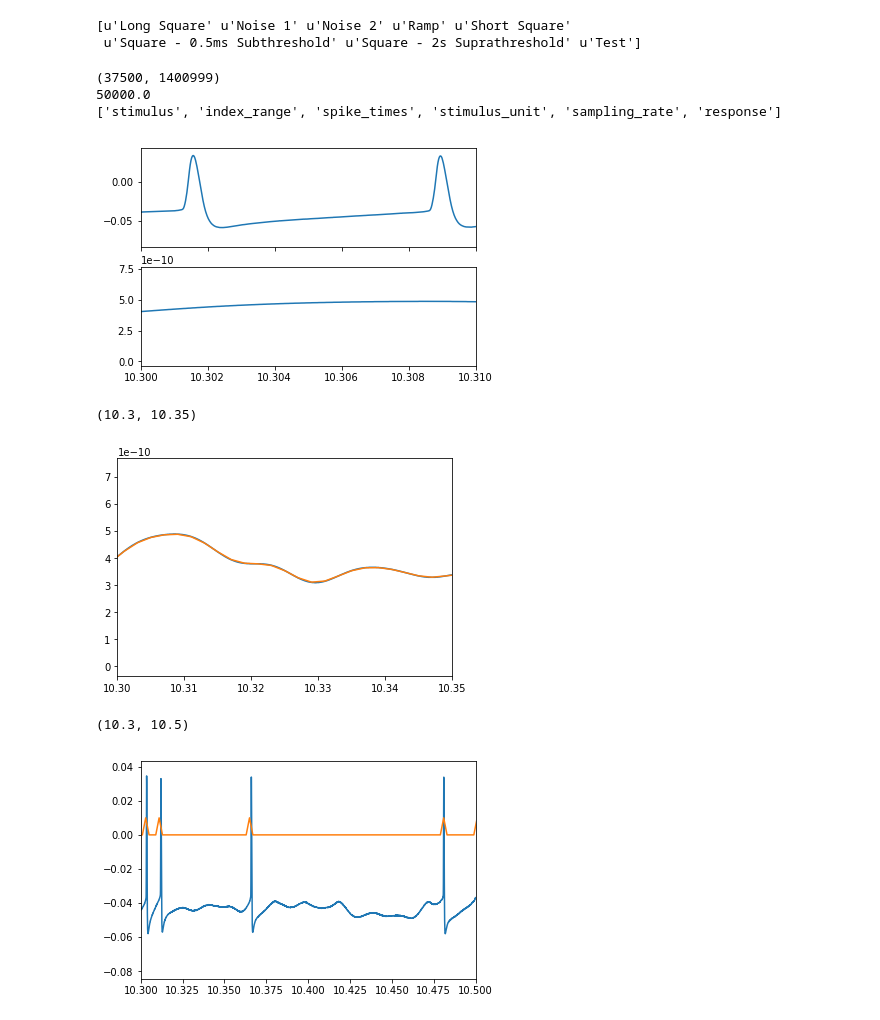
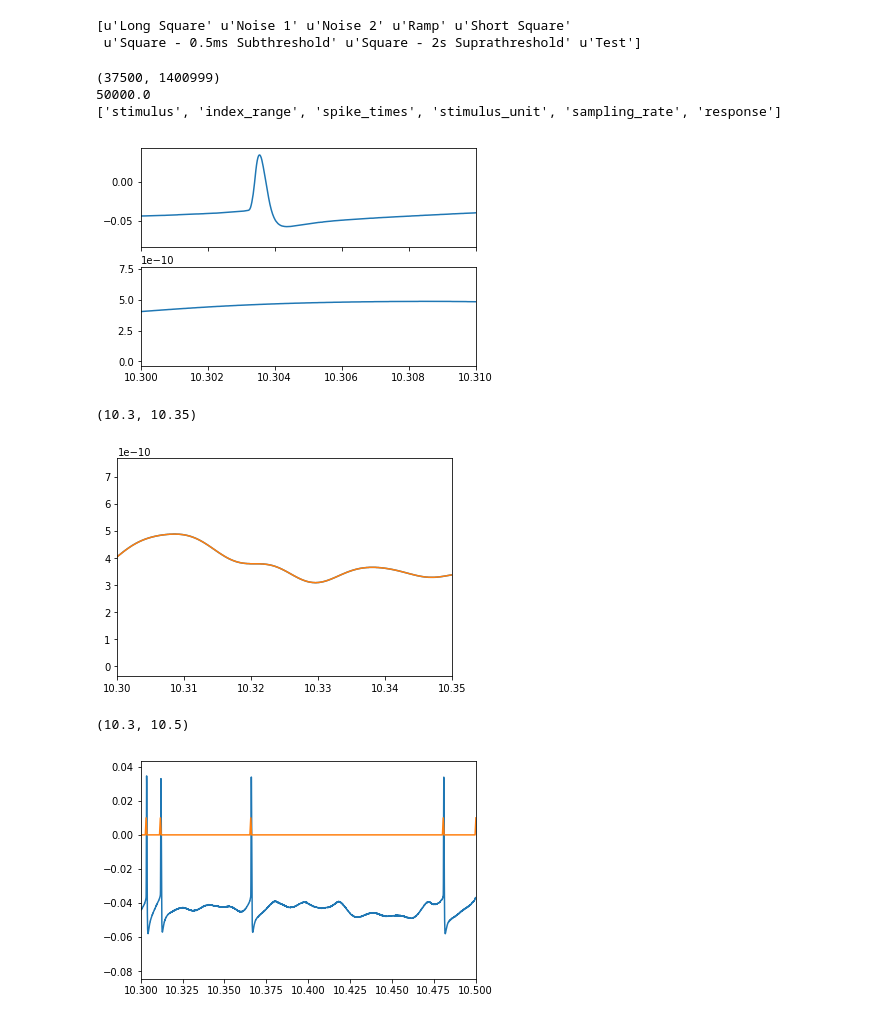
Before and after one commit to zdeblick/fun-con, a Jupyter notebook: CellTypePriors.ipynb, the cells around one changed output. Drawn from its saved outputs; the diff is of its cells as text; code cells hidden in the pictures.

```diff
--- a/CellTypePriors.ipynb
+++ b/CellTypePriors.ipynb
@@ -104,34 +167,35 @@ def bin_spikes_and_stim(sweeps,bin_len,zpad=0):
 # %%
 sweeps = get_sweeps_with_stim(epd,'Noise')
-bin_len = 0.002
-(binned_spikes, binned_stim) = bin_spikes_and_stim([sweeps[0]],bin_len)
+bin_len = 0.0005
+# bin_len = 0.005
+i=0
+(binned_spikes, binned_stim) = bin_spikes_and_stim(sweeps,bin_len)
 # %%
 
-i=5
 t = np.arange(0,sweeps[i]['index_range'][1]+1)*1.0/sweeps[i]['sampling_rate']
 fig,ax = plt.subplots(2,1,sharex=True)
 ax[1].plot(t,sweeps[i]['stimulus'])
 ax[0].plot(t,sweeps[i]['response'])
 plt.xlim(10.3,10.31)
 print sweeps[5]['index_range']
 print sweeps[5]['sampling_rate']
 print sweeps[5].keys()
 # %% [output]
 (37500, 1400999)
 50000.0
 ['stimulus', 'index_range', 'spike_times', 'stimulus_unit', 'sampling_rate', 'response']
-[figure, old version]
+[figure, new version]
 # %%
-plt.plot(t,sweeps[0]['stimulus'])
-plt.plot((np.arange(0,binned_stim.shape[0])+0.5)*bin_len,binned_stim)
+plt.plot(t,sweeps[i]['stimulus'])
+plt.plot((np.arange(0,binned_stim.shape[1])+0.5)*bin_len,np.squeeze(binned_stim))
 plt.xlim([10.3,10.35])
 # %% [output]
 (10.3, 10.35)
-[figure, old version]
+[figure, new version]
 # %%
-plt.plot(t,sweeps[0]['response'])
-plt.plot((np.arange(0,binned_stim.shape[0])+0.5)*bin_len,binned_spikes*0.01)
+plt.plot(t,sweeps[i]['response'])
+plt.plot((np.arange(0,binned_stim.shape[1])+0.5)*bin_len,np.squeeze(binned_spikes)*0.01)
 plt.xlim([10.3,10.5])
 # %% [output]
 (10.3, 10.5)
-[figure, old version]
+[figure, new version]
```
Also changed, not shown: parts of 17 cells of this notebook, 1 other file.
